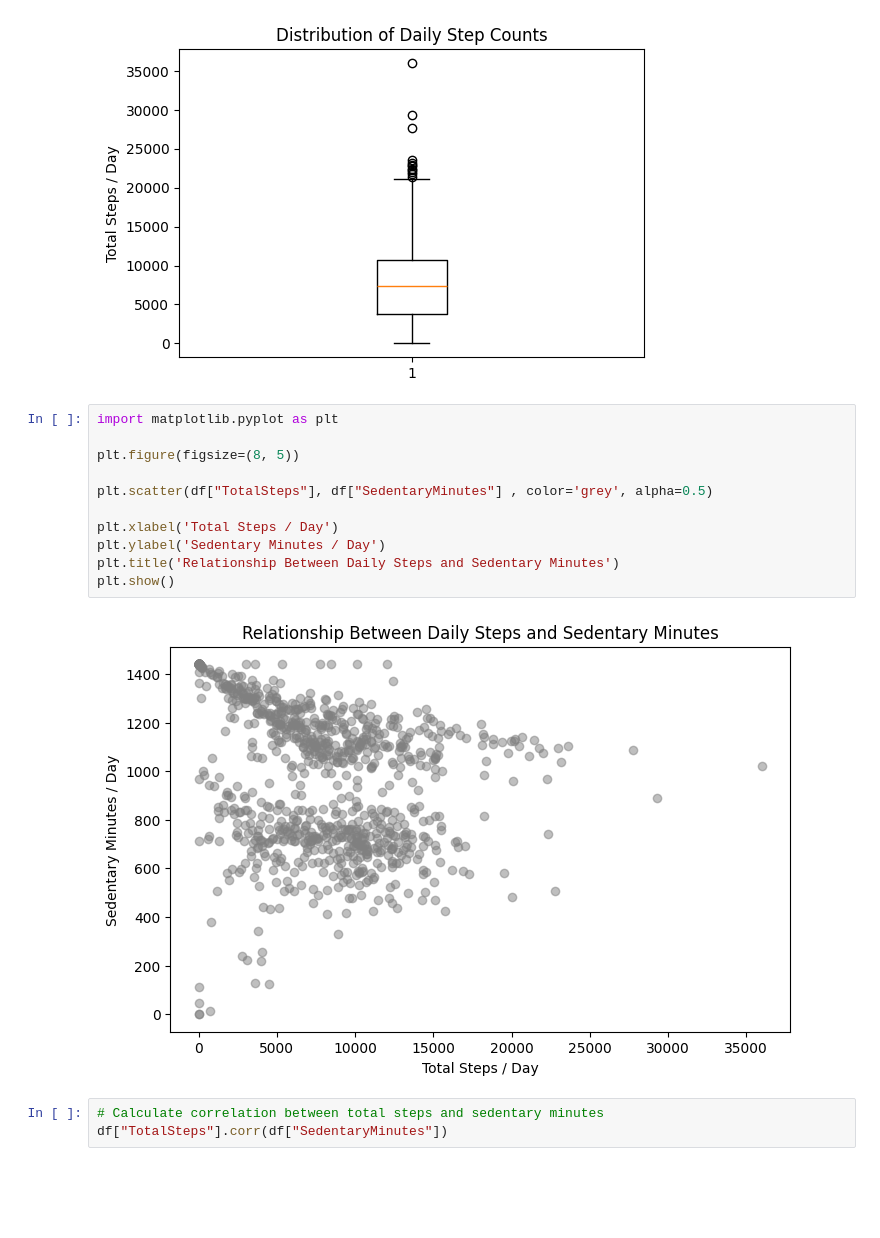
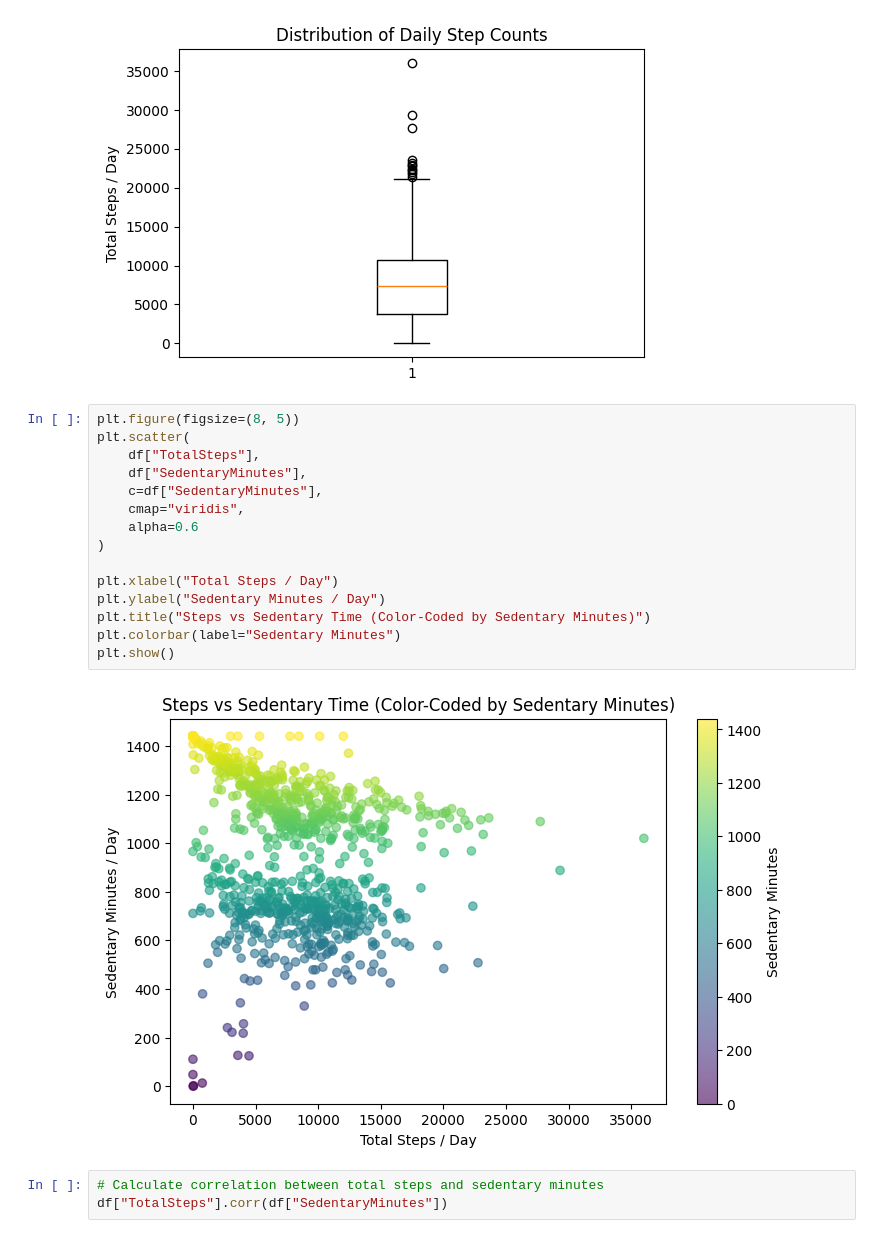
Before and after one commit to Mxhib/Fitness-Activity-Data-Analysis, a Jupyter notebook: data/notebooks/analysis.ipynb, the cells around one changed output. Saved outputs shown, nothing was run; the diff lists cells and outputs as text; blank space fills up the shorter version.

Commit message:
Enhance steps vs sedentary scatter plot with color encoding

```diff
--- a/data/notebooks/analysis.ipynb
+++ b/data/notebooks/analysis.ipynb
@@ -222,18 +222,22 @@ plt.show()
 # %% [output]
 [figure]
 # %%
-import matplotlib.pyplot as plt
+plt.figure(figsize=(8, 5))
+plt.scatter(
+    df["TotalSteps"],
+    df["SedentaryMinutes"],
+    c=df["SedentaryMinutes"],
+    cmap="viridis",
+    alpha=0.6
+)
 
-plt.figure(figsize=(8, 5))
-
-plt.scatter(df["TotalSteps"], df["SedentaryMinutes"] , color='grey', alpha=0.5)
-
-plt.xlabel('Total Steps / Day')
-plt.ylabel('Sedentary Minutes / Day')
-plt.title('Relationship Between Daily Steps and Sedentary Minutes')
+plt.xlabel("Total Steps / Day")
+plt.ylabel("Sedentary Minutes / Day")
+plt.title("Steps vs Sedentary Time (Color-Coded by Sedentary Minutes)")
+plt.colorbar(label="Sedentary Minutes")
 plt.show()
 # %% [output]
-[figure, old version]
+[figure, new version]
 # %%
 # Calculate correlation between total steps and sedentary minutes
 df["TotalSteps"].corr(df["SedentaryMinutes"])
```
